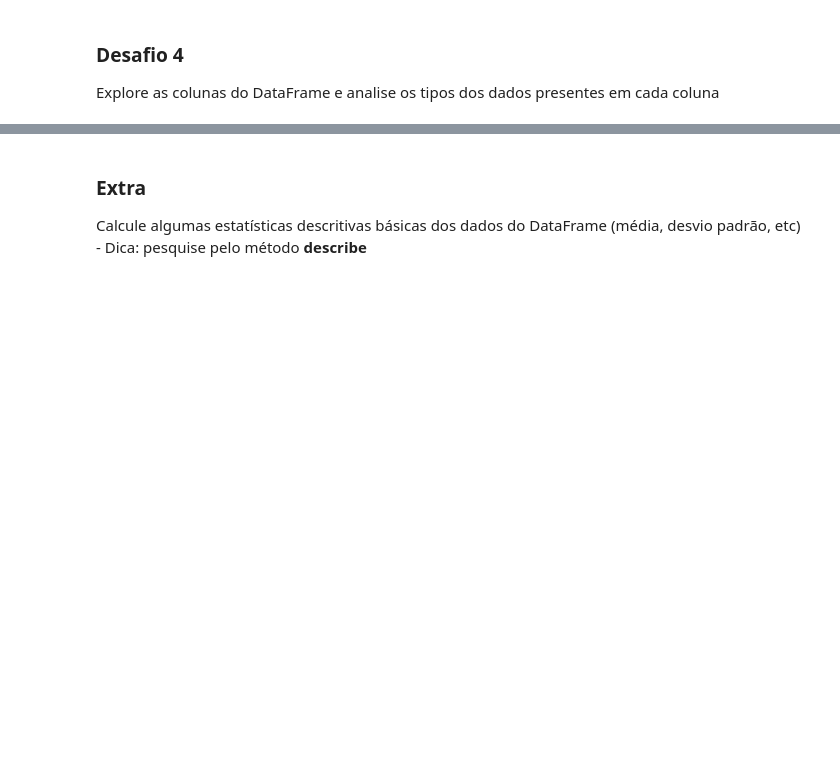
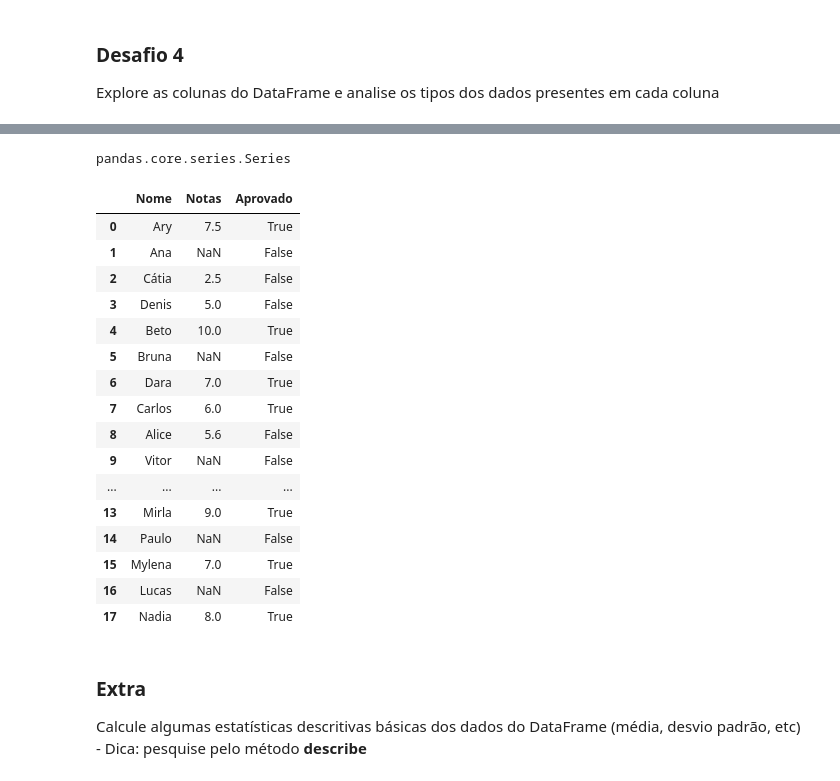
Before and after one commit to OtavioSotnas/Pandas, a Jupyter notebook: desafios.ipynb, the cells around one changed output, grey strips where cells are left out. Saved outputs shown, nothing was run; the diff lists cells and outputs as text; code cells hidden in the pictures; blank space fills up the shorter version.

```diff
--- a/desafios.ipynb
+++ b/desafios.ipynb
@@ -10,3 +34,5 @@ Importe o arquivo [**alunos.csv**](https://raw.githubusercontent.com/alura-curso
+# %%
+dados = pd.read_csv(url)
 # %% [markdown]
 ### Desafio 2
 Visualize as primeiras 7 linhas do DataFrame e as 5 últimas
@@ -19,3 +87,27 @@ Explore as colunas do DataFrame e analise os tipos dos dados presentes em cada c
+# %%
+type(dados["Nome"])
+# %% [output]
+pandas.core.series.Series
+# %%
+dados[["Nome", "Notas", "Aprovado"]]
+# %% [output]
+|  | Nome | Notas | Aprovado |
+| 0 | Ary | 7.5 | True |
+| 1 | Ana | NaN | False |
+| 2 | Cátia | 2.5 | False |
+| 3 | Denis | 5.0 | False |
+| 4 | Beto | 10.0 | True |
+| 5 | Bruna | NaN | False |
+| 6 | Dara | 7.0 | True |
+| 7 | Carlos | 6.0 | True |
+| 8 | Alice | 5.6 | False |
+| 9 | Vitor | NaN | False |
+| ... | ... | ... | ... |
+| 13 | Mirla | 9.0 | True |
+| 14 | Paulo | NaN | False |
+| 15 | Mylena | 7.0 | True |
+| 16 | Lucas | NaN | False |
+| 17 | Nadia | 8.0 | True |
 # %% [markdown]
 ### **Extra**
 Calcule algumas estatísticas descritivas básicas dos dados do DataFrame (média, desvio padrão, etc) - Dica: pesquise pelo método **describe**
```
Also changed, not shown: parts of 7 cells of this notebook.
